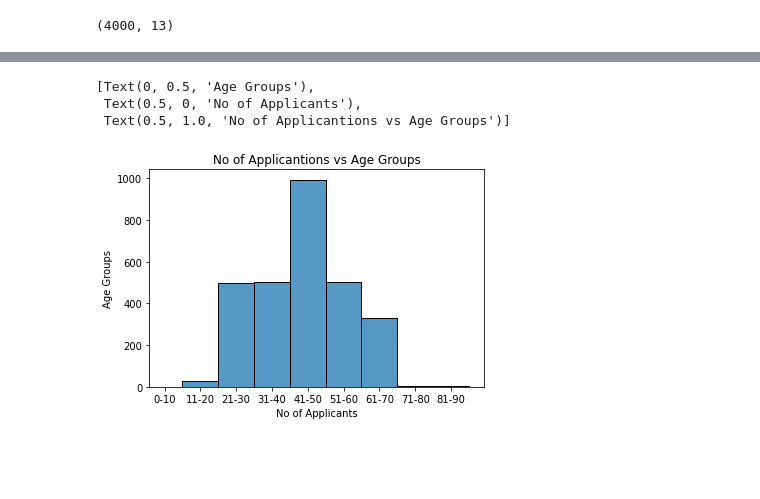
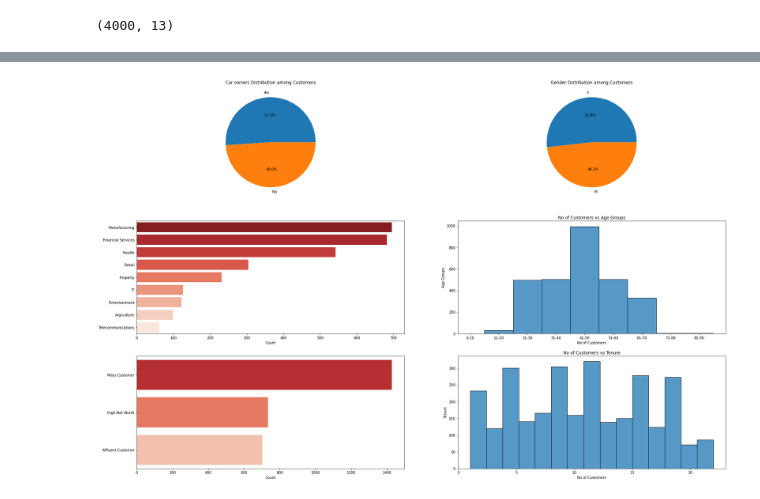
Before and after one commit to GaikwadChinmay/KPMG-Virtual-Internship, a Jupyter notebook: KPMG_Virtual_Internship.ipynb, the cells around one changed output, grey strips where cells are left out. Saved outputs shown, nothing was run; the diff lists cells and outputs as text; code cells hidden in the pictures; blank space fills up the shorter version.

Commit message:
Updates: - EDA, Data Viz, Data Merge

```diff
--- a/KPMG_Virtual_Internship.ipynb
+++ b/KPMG_Virtual_Internship.ipynb
@@ -456,8 +475,25 @@ Text(0.5, 1.0, 'Gender Distribution among applicants')
-# %%
-AGE = cust_demo.Age_Group
-sns.histplot(AGE).set(xlabel='No of Applicants', ylabel='Age Groups', title='No of Applicantions vs Age Groups')
-# %% [output]
-[Text(0, 0.5, 'Age Groups'),
- Text(0.5, 0, 'No of Applicants'),
- Text(0.5, 1.0, 'No of Applicantions vs Age Groups')]
-[figure, removed]
+# %%
+plt.figure(figsize=(30,20))
+plt.subplot(3,2,1)
+CAR = cust_demo.owns_car.value_counts(normalize=True).rename_axis('car').reset_index(name='Count')
+plt.pie(data=CAR, x=CAR.Count, labels=CAR.car, autopct='%1.1f%%')
+plt.title('Car owners Distribution among Customers')
+plt.subplot(3,2,2)
+GENDER = cust_demo.gender.value_counts(normalize=True).rename_axis('gender').reset_index(name='Count')
+plt.pie(data=GENDER, x=GENDER.Count, labels=GENDER.gender, autopct='%1.1f%%')
+plt.title('Gender Distribution among Customers')
+plt.subplot(3,2,4)
+AGE = cust_demo.Age_Group
+sns.histplot(AGE,palette='Blues').set(xlabel='No of Customers', ylabel='Age Groups', title='No of Customers vs Age Groups')
+plt.subplot(3,2,3)
+JOB = cust_demo.job_industry_category.value_counts().to_frame('Count')
+sns.barplot(JOB.Count,JOB.index,orientation='horizontal',palette='Reds_r')
+plt.subplot(3,2,5)
+WEALTH = cust_demo.wealth_segment.value_counts().to_frame('Count')
+sns.barplot(WEALTH.Count,WEALTH.index,orientation='horizontal',palette='Reds_r')
+plt.subplot(3,2,6)
+AGE = cust_demo.tenure
+sns.histplot(AGE,palette='Blues').set(xlabel='No of Customers', ylabel='Tenure', title='No of Customers vs Tenure')
+plt.show()
+# %% [output]
+[figure, added]
```
Also changed, not shown: parts of 37 cells of this notebook.
